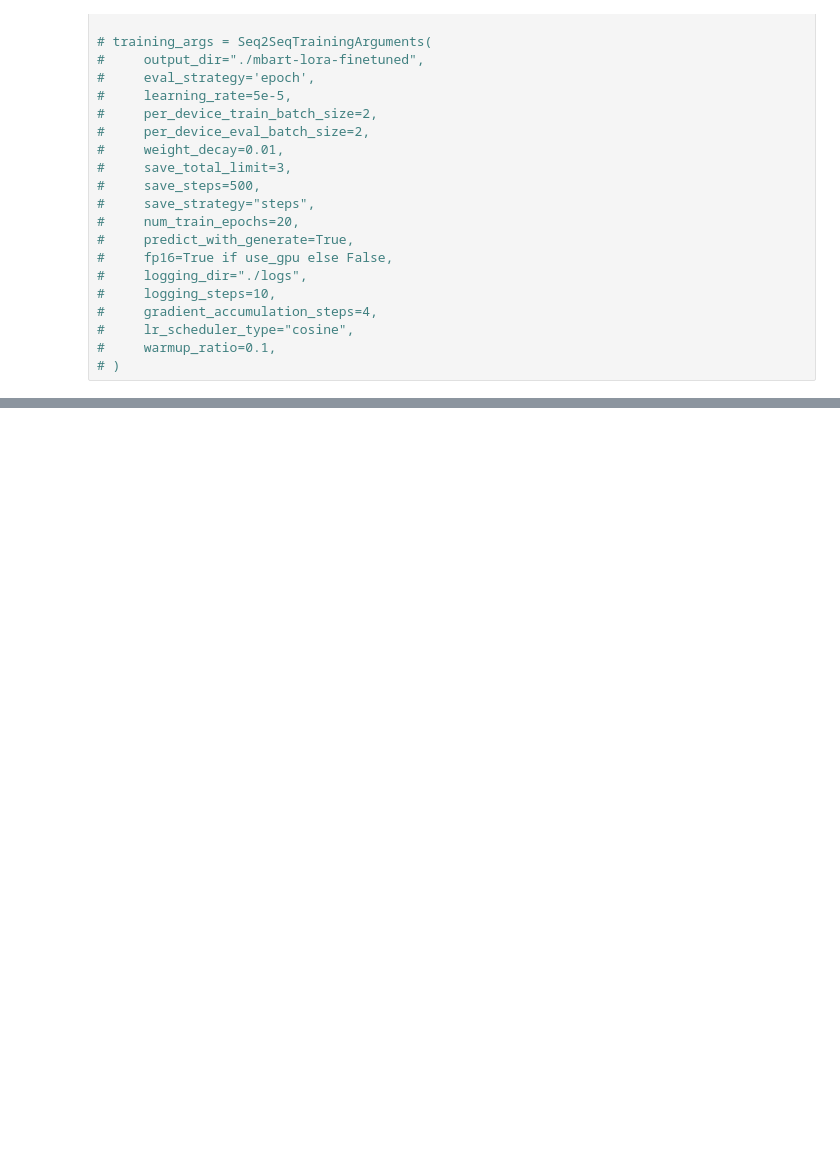
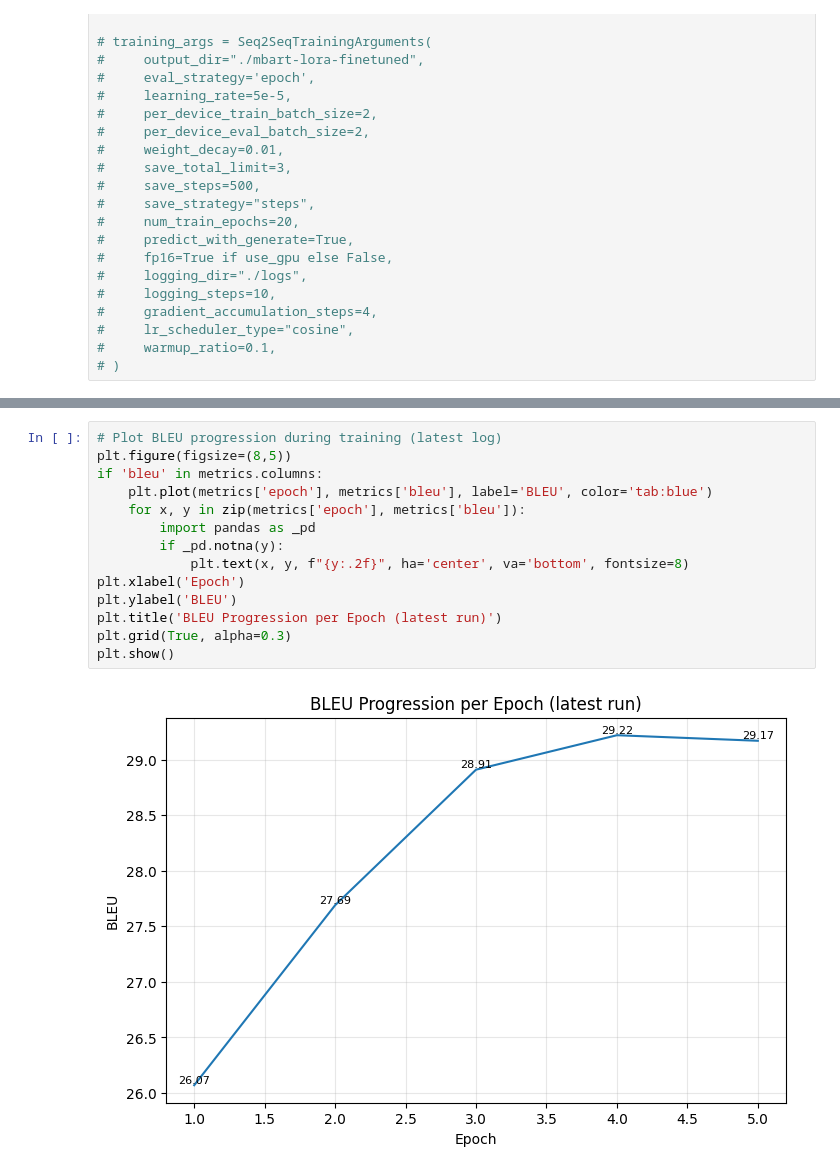
Before and after one commit to rjsalinas/Moodeng-MT, a Jupyter notebook: python-script/lora-ft-mbart.ipynb, the cells around one changed output, grey strips where cells are left out. Drawn from its saved outputs; the diff is of its cells as text; blank space fills up the shorter version.

```diff
--- a/python-script/lora-ft-mbart.ipynb
+++ b/python-script/lora-ft-mbart.ipynb
@@ -390,0 +556,16 @@ SacreBLEU: +29.21 points
+# %%
+# Plot BLEU progression during training (latest log)
+plt.figure(figsize=(8,5))
+if 'bleu' in metrics.columns:
+    plt.plot(metrics['epoch'], metrics['bleu'], label='BLEU', color='tab:blue')
+    for x, y in zip(metrics['epoch'], metrics['bleu']):
+        import pandas as _pd
+        if _pd.notna(y):
+            plt.text(x, y, f"{y:.2f}", ha='center', va='bottom', fontsize=8)
+plt.xlabel('Epoch')
+plt.ylabel('BLEU')
+plt.title('BLEU Progression per Epoch (latest run)')
+plt.grid(True, alpha=0.3)
+plt.show()
+# %% [output]
+[figure, added]
```
Also changed, not shown: parts of 17 cells of this notebook.
